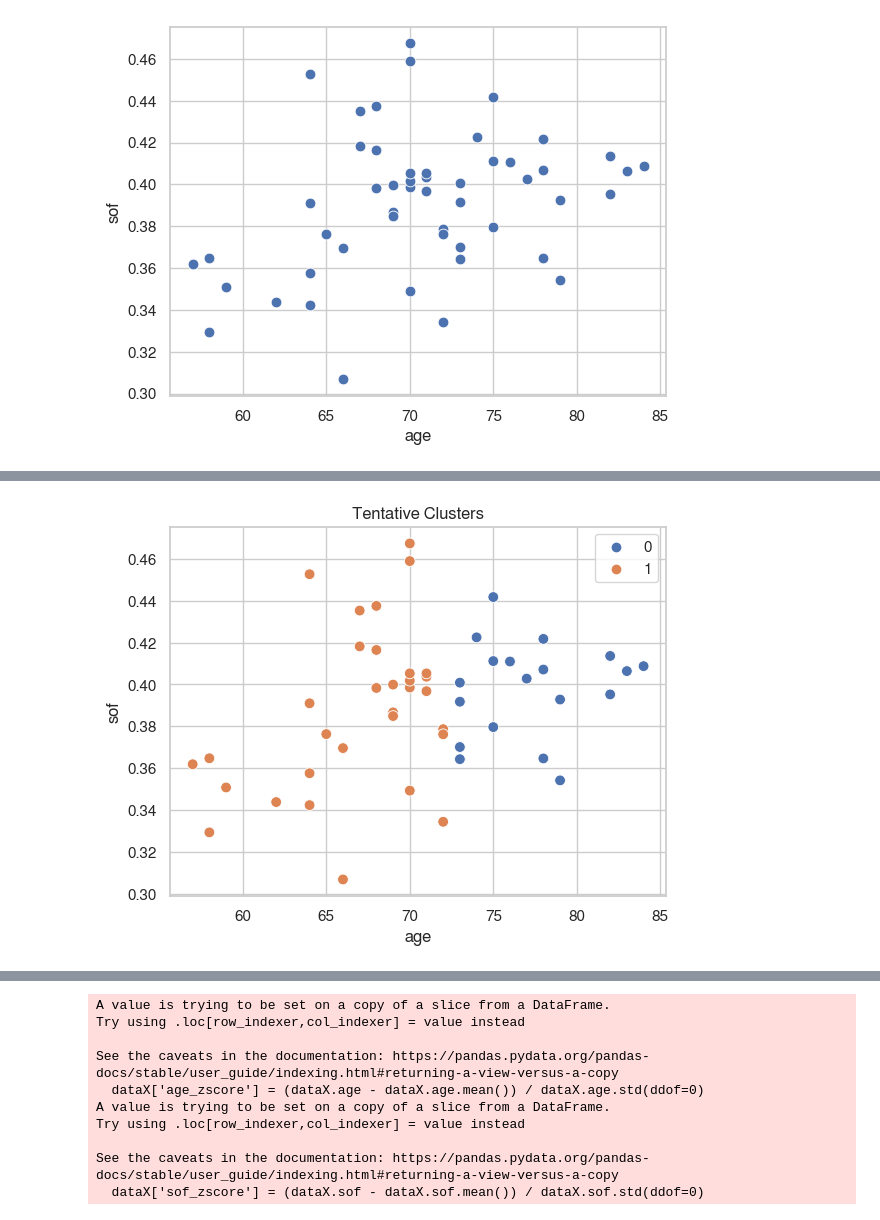
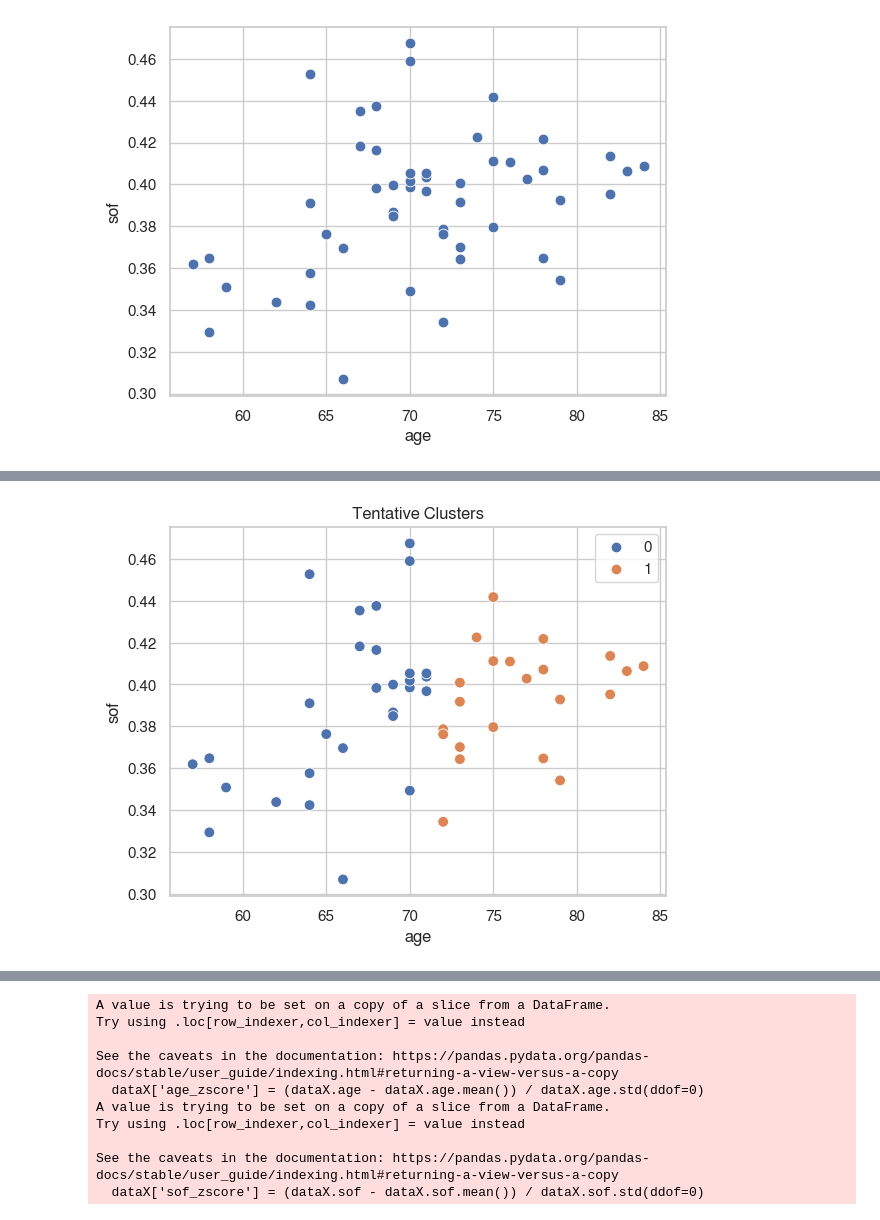
Before and after one commit to UWCCDL/LabTutorials, a Jupyter notebook: IntroToML.ipynb, the cells around one changed output, grey strips where cells are left out. Drawn from its saved outputs; the diff is of its cells as text; code cells hidden in the pictures.

Commit message:
Updated k-means description

```diff
--- a/IntroToML.ipynb
+++ b/IntroToML.ipynb
@@ -63,9 +84,11 @@ plt.show()
 # %%
-kmeans = clust.KMeans(n_clusters=2).fit(dataX)
+# Create a k-Means model with k=2 clusters
+kmeans = clust.KMeans(n_clusters=2, n_init=10).fit(dataX)
 
+# Plot the class assignments
 ax = sns.scatterplot(dataX, x="age", y="sof", s=60, hue=kmeans.labels_)
 ax.set_title("Tentative Clusters")
 plt.show()
 # %% [output]
-[figure, old version]
+[figure, new version]
 # %% [markdown]
```
Also changed, not shown: parts of 16 cells of this notebook.
